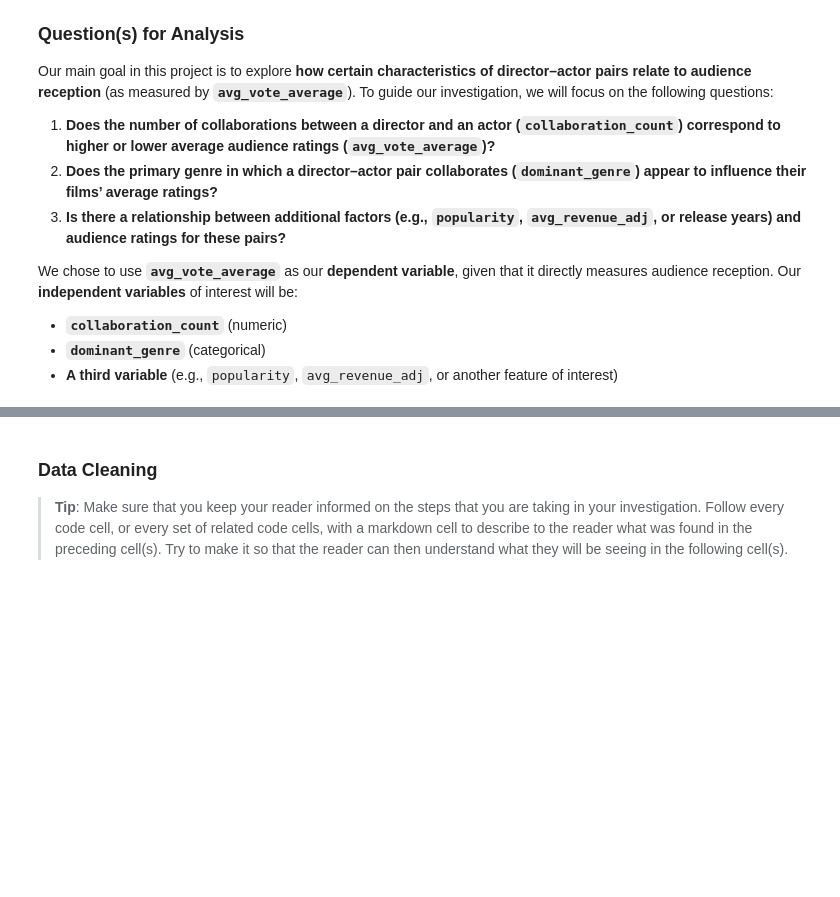
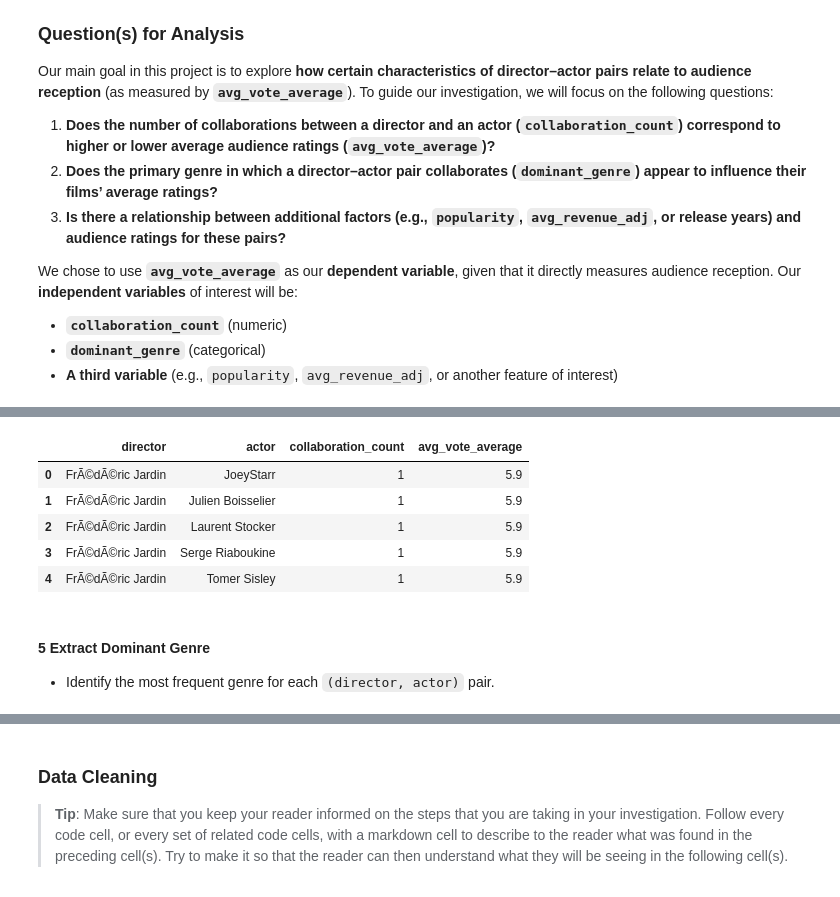
Before and after one commit to Greg-Pina/Udacity_DataAnalyst_NanoDegree, a Jupyter notebook: D496 - Introduction to Data Science/Intro to Data Analysis Project - Investigate a Dataset/greg pina - investigate a dataset.ipynb, the cells around one changed output, grey strips where cells are left out. Cells and saved outputs as stored; diff of their text form; code cells hidden in the pictures; blank space fills up the shorter version.

```diff
--- a/D496 - Introduction to Data Science/Intro to Data Analysis Project - Investigate a Dataset/greg pina - investigate a dataset.ipynb
+++ b/D496 - Introduction to Data Science/Intro to Data Analysis Project - Investigate a Dataset/greg pina - investigate a dataset.ipynb
@@ -81,0 +206,26 @@ FileNotFoundError: [Errno 2] No such file or directory: 'tmdb_movies.csv'
+# %%
+# Group by director and actor to calculate collaboration count and average ratings
+pair_stats = tmdb_exploded.groupby(['director', 'actor']).agg({
+    'id': 'count',  # Count of movies they worked on together
+    'vote_average': 'mean'  # Average audience rating across their collaborations
+}).reset_index()
+
+# Rename columns for clarity
+pair_stats.rename(columns={
+    'id': 'collaboration_count',
+    'vote_average': 'avg_vote_average'
+}, inplace=True)
+
+# Check the pair_stats DataFrame
+pair_stats.head()
+# %% [output]
+|  | director | actor | collaboration_count | avg_vote_average |
+| 0 | FrÃ©dÃ©ric Jardin | JoeyStarr | 1 | 5.9 |
+| 1 | FrÃ©dÃ©ric Jardin | Julien Boisselier | 1 | 5.9 |
+| 2 | FrÃ©dÃ©ric Jardin | Laurent Stocker | 1 | 5.9 |
+| 3 | FrÃ©dÃ©ric Jardin | Serge Riaboukine | 1 | 5.9 |
+| 4 | FrÃ©dÃ©ric Jardin | Tomer Sisley | 1 | 5.9 |
+# %% [markdown]
+#### <a id='post_clean'>5 Extract Dominant Genre</a>
+
+ - Identify the most frequent genre for each `(director, actor)` pair.
```
Also changed, not shown: parts of 17 cells of this notebook, 1 other file.
